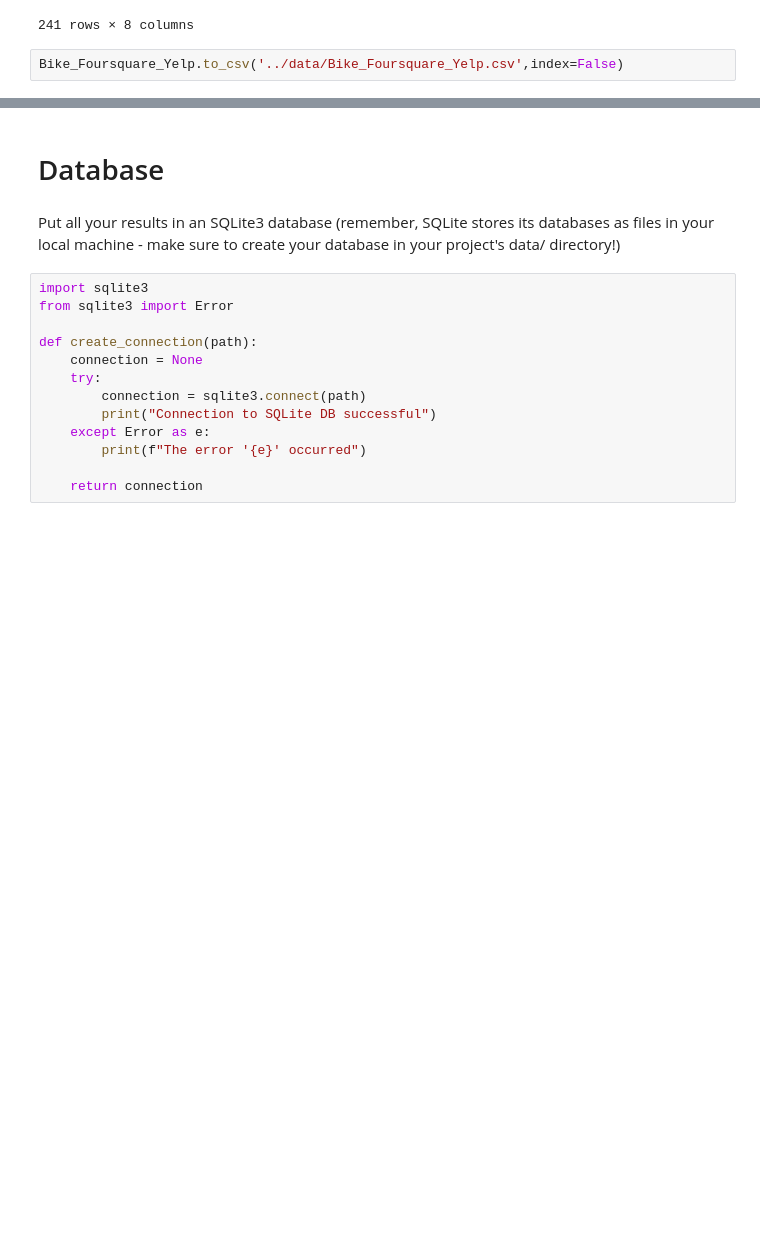
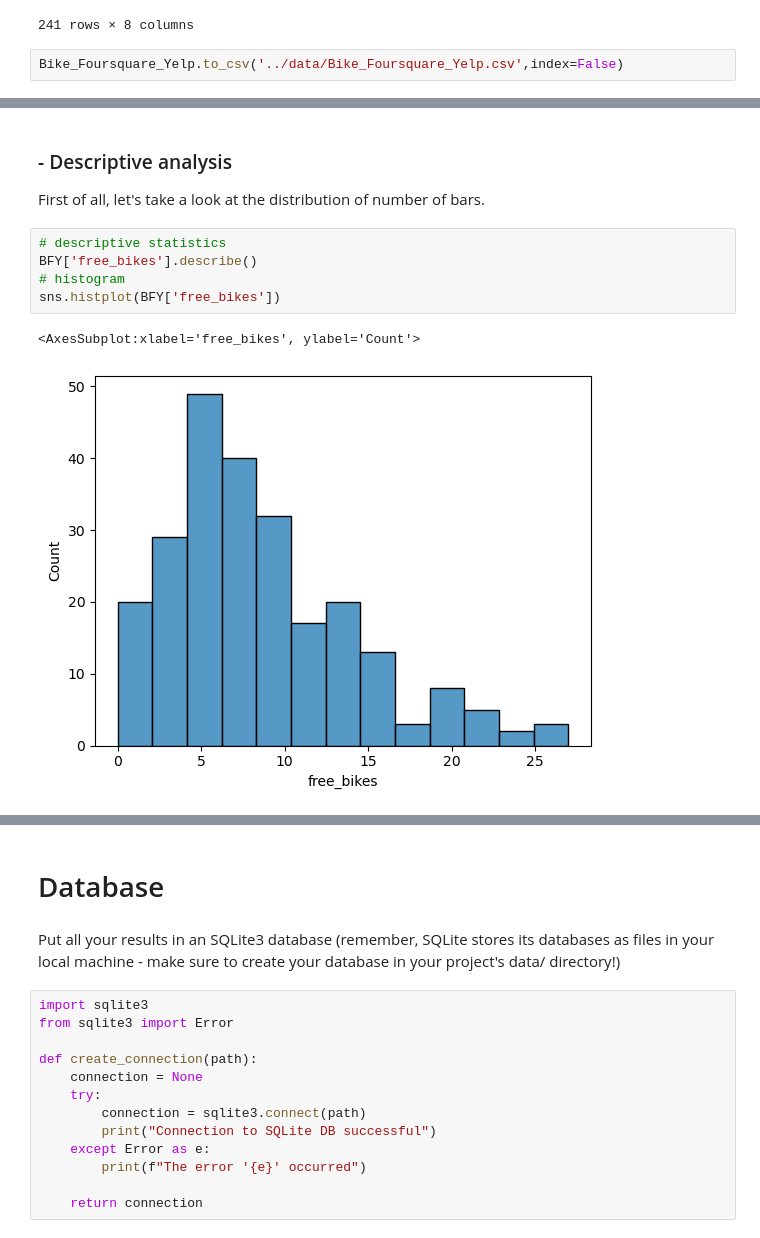
Before and after one commit to taaaraaa/Statistical-Modelling-Project, a Jupyter notebook: notebooks/joining_data.ipynb, the cells around one changed output, grey strips where cells are left out. Saved outputs shown, nothing was run; the diff lists cells and outputs as text; blank space fills up the shorter version.

```diff
--- a/notebooks/joining_data.ipynb
+++ b/notebooks/joining_data.ipynb
@@ -35,0 +57,11 @@ Provide a visualization that you used as part of your EDA process. Explain the i
+# %% [markdown]
+### - Descriptive analysis
+First of all, let's take a look at the distribution of number of bars.
+# %%
+# descriptive statistics
+BFY['free_bikes'].describe()
+# histogram
+sns.histplot(BFY['free_bikes'])
+# %% [output]
+<AxesSubplot:xlabel='free_bikes', ylabel='Count'>
+[figure, added]
```
Also changed, not shown: parts of 19 cells of this notebook, 7 other files.
